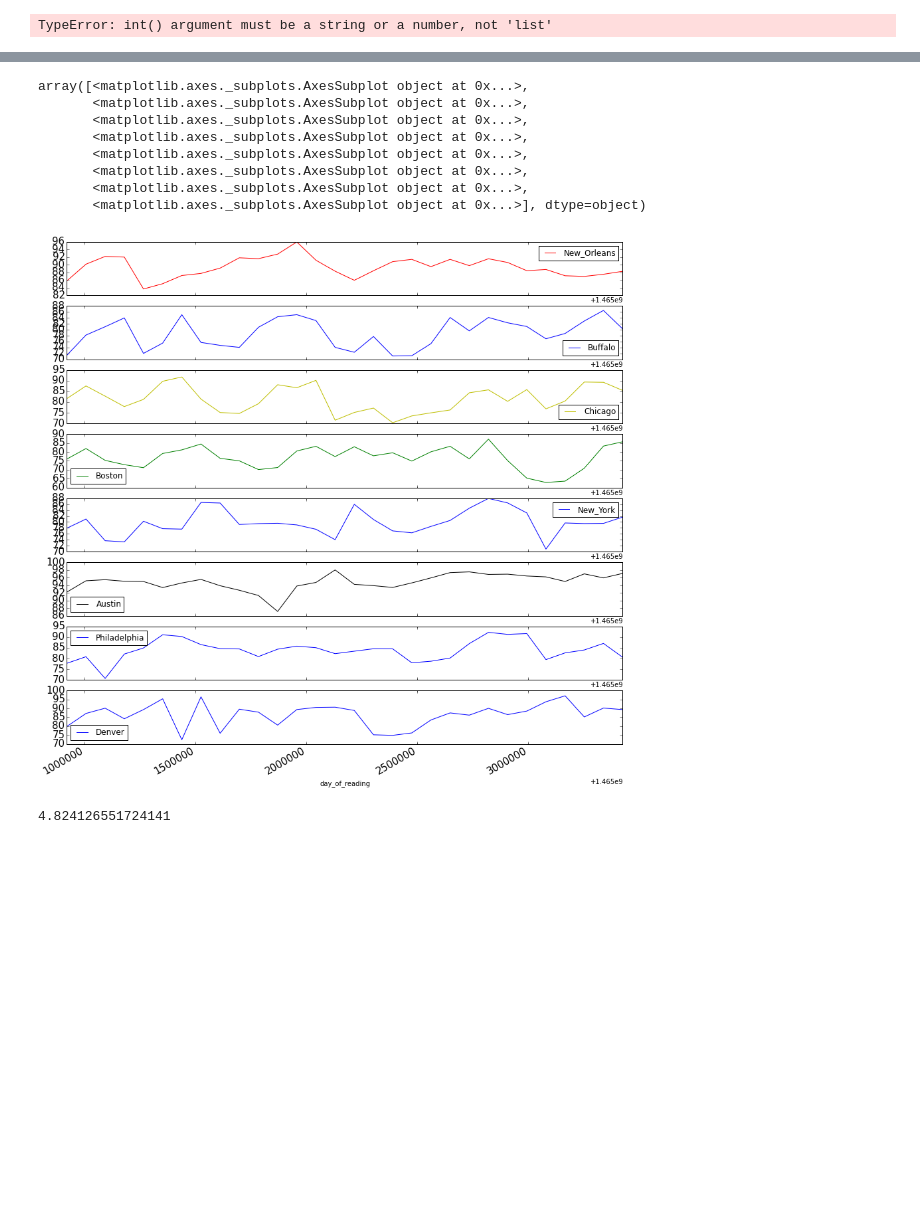
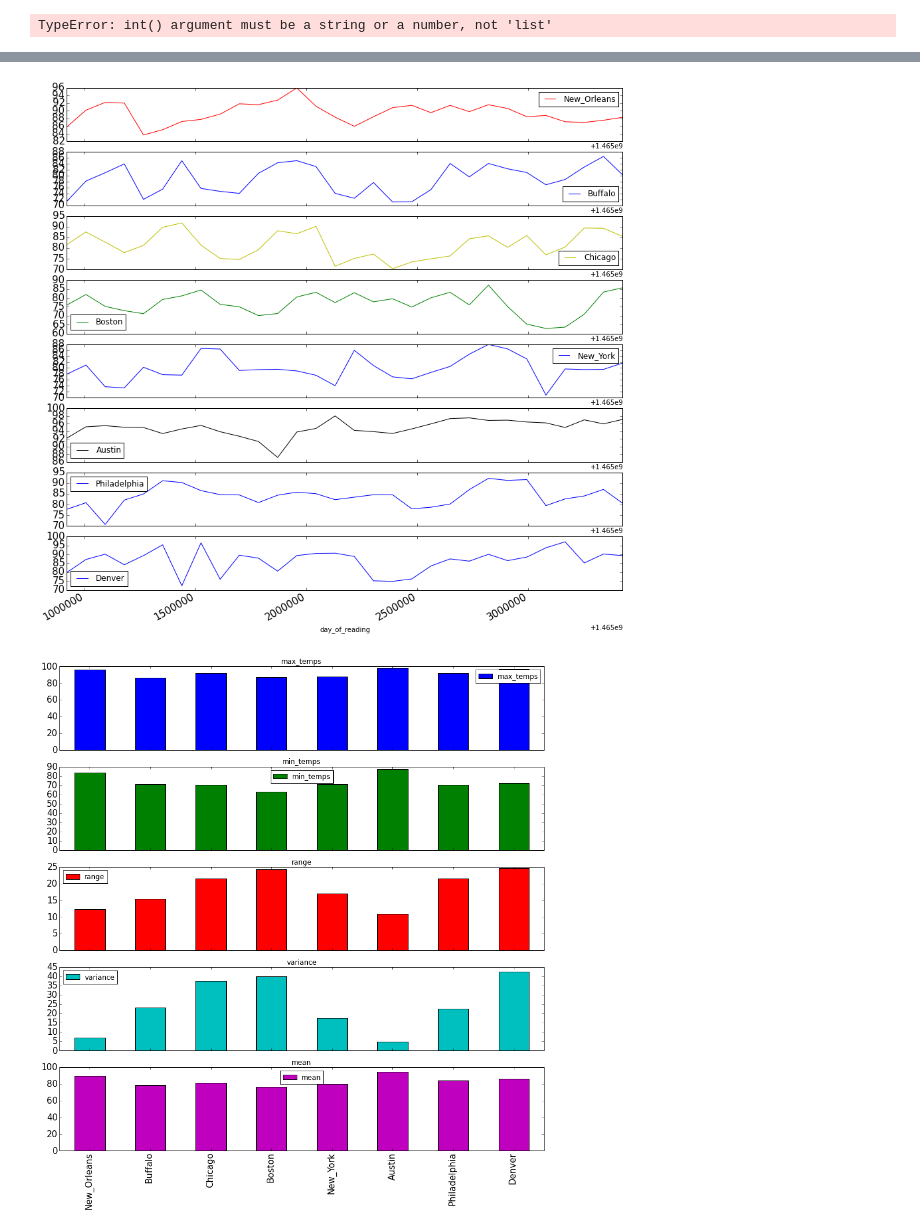
Before and after one commit to jacobmink/Thinkful, a Jupyter notebook: WeatherData.ipynb, the cells around one changed output, grey strips where cells are left out. Drawn from its saved outputs; the diff is of its cells as text; code cells hidden in the pictures; blank space fills up the shorter version.

```diff
--- a/WeatherData.ipynb
+++ b/WeatherData.ipynb
@@ -216,17 +244,19 @@ attributes
 # %%
-fig = df.plot(kind='line', subplots=True, figsize=(15,15), fontsize=15, style=['r','b','y','g','b','k','b','b'])
-fig
+fig = df.plot(kind='line',
+              subplots=True,
+              figsize=(15,15),
+              fontsize=15,
+              style=['r','b','y','g','b','k','b','b'])
+fig;
 # %% [output]
-array([<matplotlib.axes._subplots.AxesSubplot object at 0x...>,
-       <matplotlib.axes._subplots.AxesSubplot object at 0x...>,
-       <matplotlib.axes._subplots.AxesSubplot object at 0x...>,
-       <matplotlib.axes._subplots.AxesSubplot object at 0x...>,
-       <matplotlib.axes._subplots.AxesSubplot object at 0x...>,
-       <matplotlib.axes._subplots.AxesSubplot object at 0x...>,
-       <matplotlib.axes._subplots.AxesSubplot object at 0x...>,
-       <matplotlib.axes._subplots.AxesSubplot object at 0x...>], dtype=object)
 [figure]
-# %%
-df['Austin'].var()
-# %% [output]
-4.824126551724141
+# %%
+fig = attributes.plot(kind='bar',
+              subplots=True,
+              figsize=(15,15),
+              fontsize=15,
+              style=['r','b','y','g','b','k','b','b'],
+              use_index=True)
+fig;
+# %% [output]
+[figure, added]
```
Also changed, not shown: parts of 3 cells of this notebook.
